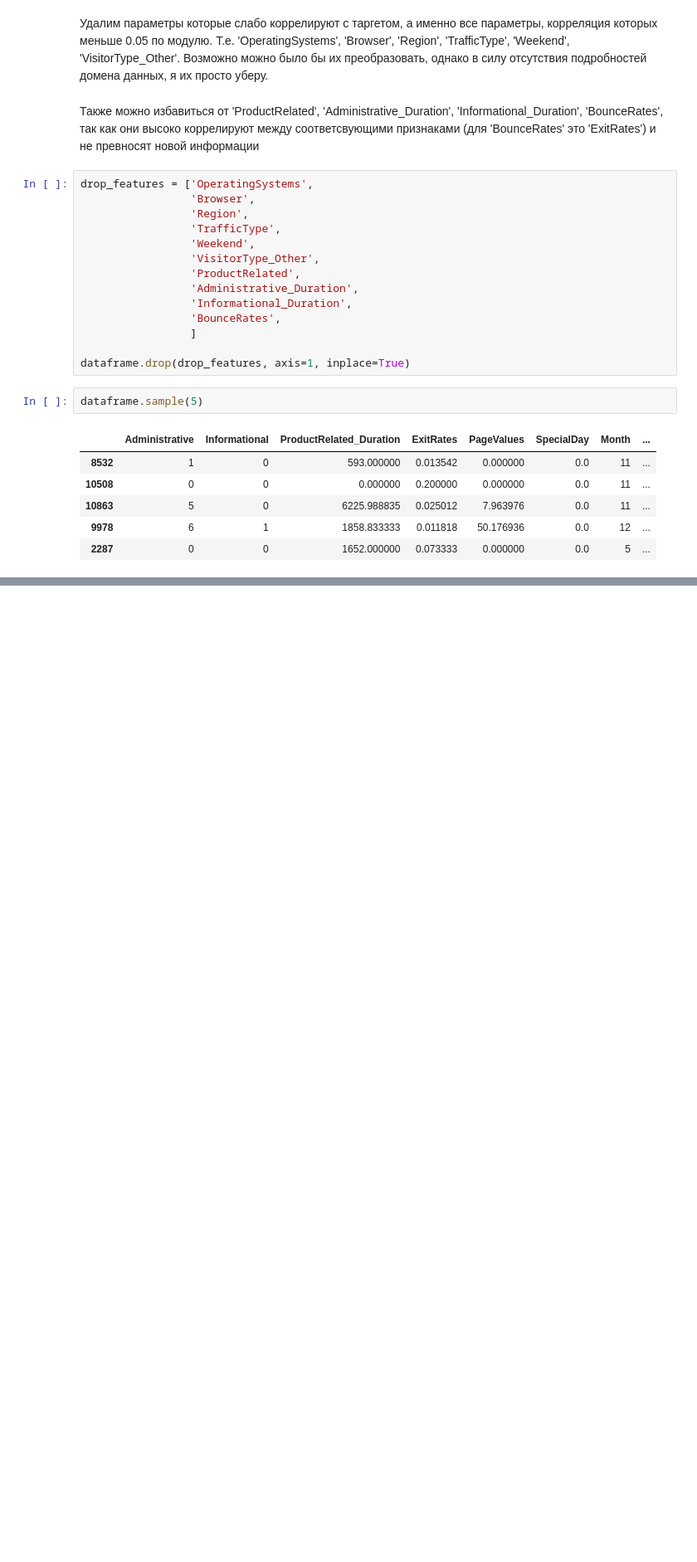
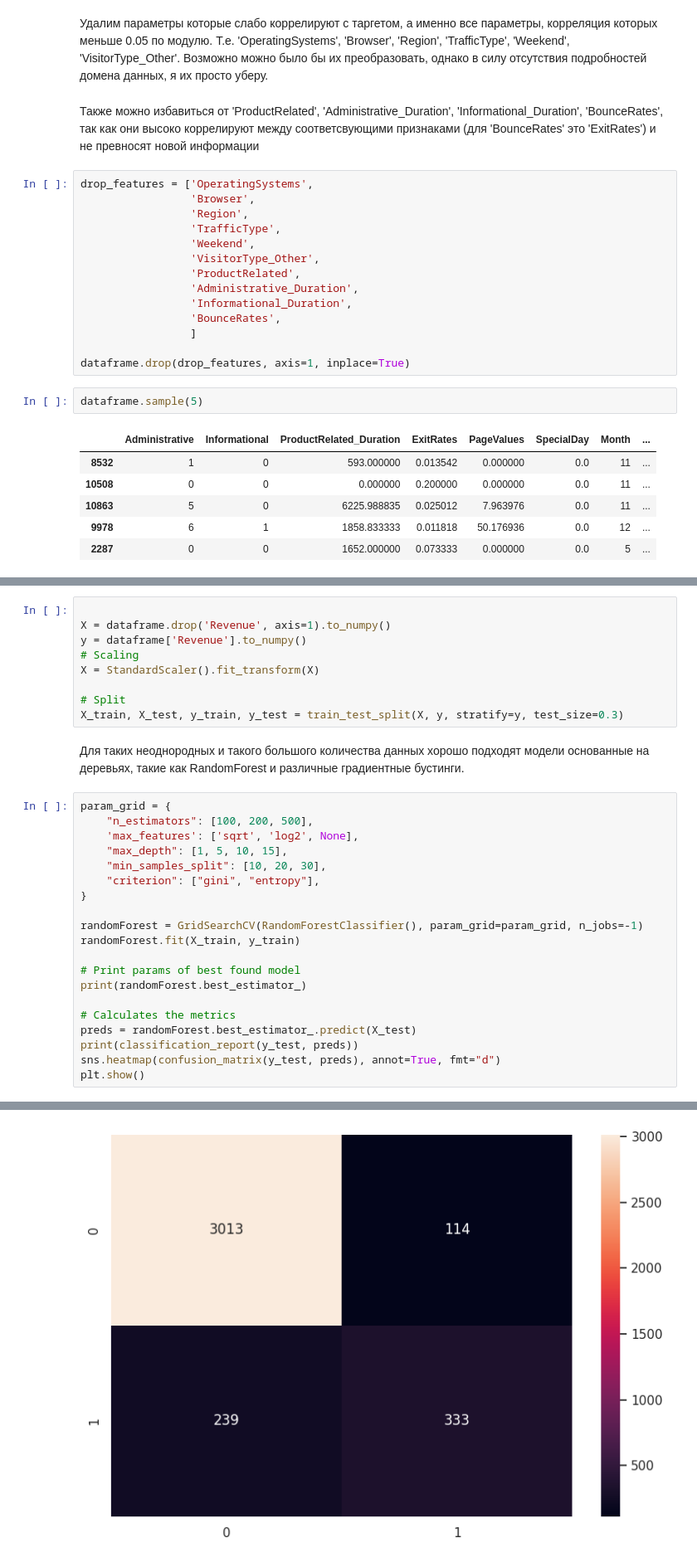
Before and after one commit to gregkseno/revenue-analysis, a Jupyter notebook: revenue_analysis.ipynb, the cells around one changed output, grey strips where cells are left out. Shown at 83% size. Cells and saved outputs as stored; diff of their text form; blank space fills up the shorter version.

Commit message:
Done model fitting and conclusion

```diff
--- a/revenue_analysis.ipynb
+++ b/revenue_analysis.ipynb
@@ -299,0 +330,32 @@ dataframe.sample(5)
+# %%
+
+X = dataframe.drop('Revenue', axis=1).to_numpy()
+y = dataframe['Revenue'].to_numpy()
+# Scaling
+X = StandardScaler().fit_transform(X)
+
+# Split
+X_train, X_test, y_train, y_test = train_test_split(X, y, stratify=y, test_size=0.3)
+# %% [markdown]
+Для таких неоднородных и такого большого количества данных хорошо подходят модели основанные на деревьях, такие как RandomForest и различные градиентные бустинги.
+# %%
+param_grid = {
+    "n_estimators": [100, 200, 500],
+    'max_features': ['sqrt', 'log2', None],
+    "max_depth": [1, 5, 10, 15],
+    "min_samples_split": [10, 20, 30],
+    "criterion": ["gini", "entropy"],
+}
+
+randomForest = GridSearchCV(RandomForestClassifier(), param_grid=param_grid, n_jobs=-1)
+randomForest.fit(X_train, y_train)
+
+# Print params of best found model
+print(randomForest.best_estimator_)
+
+# Calculates the metrics
+preds = randomForest.best_estimator_.predict(X_test)
+print(classification_report(y_test, preds))
+sns.heatmap(confusion_matrix(y_test, preds), annot=True, fmt="d")
+plt.show()
+# %% [output]
@@ -299,0 +372 @@ dataframe.sample(5)
+[figure, added]
```
Also changed, not shown: parts of 22 cells of this notebook.
